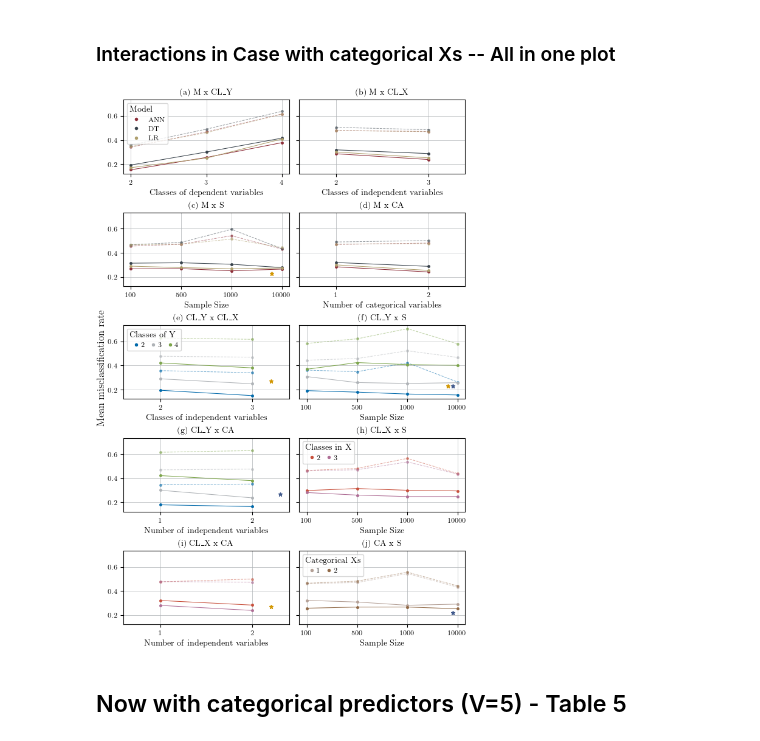
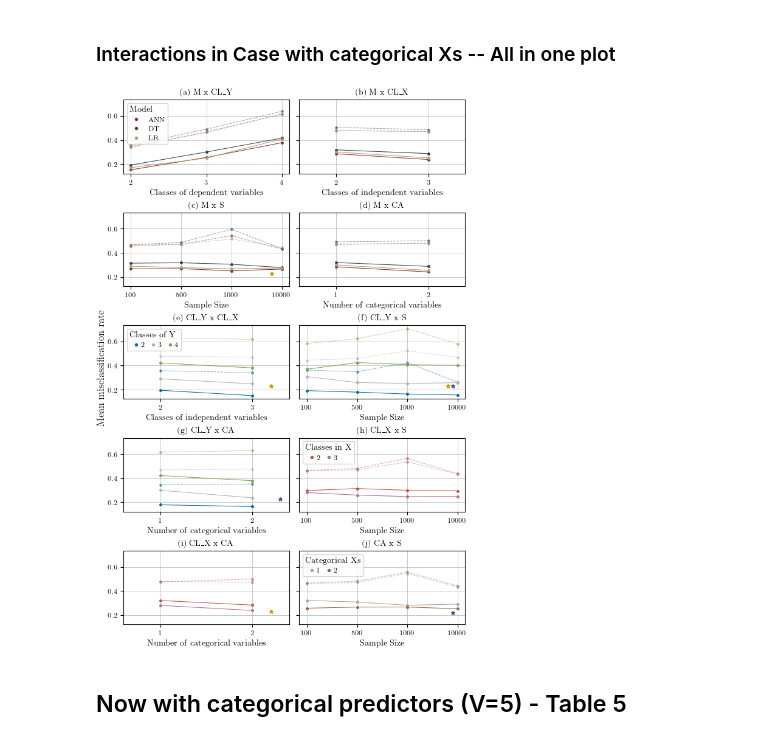
Before and after one commit to frederikpanse/psychometric_replication, a Jupyter notebook: exp/exp_FP_12_getFigures.ipynb, the cells around one changed output. Saved outputs shown, nothing was run; the diff lists cells and outputs as text; code cells hidden in the pictures.

```diff
--- a/exp/exp_FP_12_getFigures.ipynb
+++ b/exp/exp_FP_12_getFigures.ipynb
@@ -437,7 +437,7 @@ axs[2, 1].set_title('(f) CL_Y x S')
 for i in np.arange(3):
     axs[3, 0].plot([1, 2], CLY_CA.values[i*2:i*2+2], '.-', ms=5, lw=0.75, color=colors[i], label="replication")
     axs[3, 0].plot([1, 2], CLY_CA_orig.values[i*2:i*2+2], '.--', ms=5, lw=0.75, color=colors[i], alpha=alpha_val, label="original")
-axs[3, 0].set_xlabel("Number of independent variables")
+axs[3, 0].set_xlabel("Number of categorical variables")
 axs[3, 0].set_xticks([1, 2])  # Positions for the categories
 axs[3, 0].set_xlim([0.6, 2.4])
 axs[3, 0].grid(axis="both", color=rgb.tue_gray, linewidth=0.5)
@@ -466,37 +466,37 @@ axs[3, 1].legend(handles=[dot_ANN, dot_DT], ncols=3, alignment='left', columnspa
 for i in np.arange(2):
     axs[4, 0].plot([1, 2], CLX_CA.values[i*2:i*2+2], '.-', ms=5, lw=0.75, color=colors[i], label="replication")
     axs[4, 0].plot([1, 2], CLX_CA_orig.values[i*2:i*2+2], '.--', ms=5, lw=0.75, color=colors[i], alpha=alpha_val, label="original")
-axs[4, 0].set_xlabel("Number of independent variables")
+axs[4, 0].set_xlabel("Number of categorical variables")
 axs[4, 0].set_xticks([1, 2])  # Positions for the categories
 axs[4, 0].set_xlim([0.6, 2.4])
 axs[4, 0].grid(axis="both", color=rgb.tue_gray, linewidth=0.5)
 axs[4, 0].plot(2.2, sig, '*', ms=5, color=rgb.tue_orange) # original
 axs[4, 0].set_title('(i) CL_X x CA')
 
 # Plot 10: CA x S
 colors=palettes.tue_plot[8:10] # set colors
 for i in np.arange(2):
     axs[4, 1].plot(np.arange(4), CA_S.values[i*4:i*4+4], '.-', ms=5, lw=0.75, color=colors[i], label="replication")
     axs[4, 1].plot(np.arange(4), CA_S_orig.values[i*4:i*4+4], '.--', ms=5, lw=0.75, color=colors[i], alpha=alpha_val, label="original")
 axs[4, 1].set_xlabel("Sample Size")
 axs[4, 1].set_xticks(np.arange(0, 4))  # Positions for the categories
 axs[4, 1].set_xticklabels(['100', '500', '1000', '10000'])  # Labels for the categories
 axs[4, 1].grid(axis="both", color=rgb.tue_gray, linewidth=0.5)
 axs[4, 1].plot(2.9, 0.22, '*', ms=5, color=rgb.tue_darkblue)   # replication
 axs[4, 1].set_title('(j) CA x S')
 
 # Custom legend
 dot_ANN = plt.Line2D([0], [0], marker='o', color='w', lw=0, markerfacecolor=colors[0], markersize=5, label='1')
 dot_DT = plt.Line2D([0], [0], marker='o', color='w', lw=0, markerfacecolor=colors[1], markersize=5, label='2')
 axs[4, 1].legend(handles=[dot_ANN, dot_DT], ncols=3, alignment='left', columnspacing=0.25,
                  title = 'Categorical Xs', title_fontsize='small', handletextpad=-0.3, loc="upper left")
 
 fig.text(-0.01, 0.5, 'Mean misclassification rate', ha='center', va='center', rotation='vertical')
 
-fig.savefig("../doc/fig/060708_Interactions_cont.pdf")
+fig.savefig("../doc/fig/06_08_Interactions_V3.pdf")
 plt.show()
 # %% [output]
-[figure, old version]
+[figure, new version]
 # %% [markdown]
 ## Now with categorical predictors (V=5) - Table 5
 # %%
```
Also changed, not shown: parts of 13 cells of this notebook, 17 other files.
